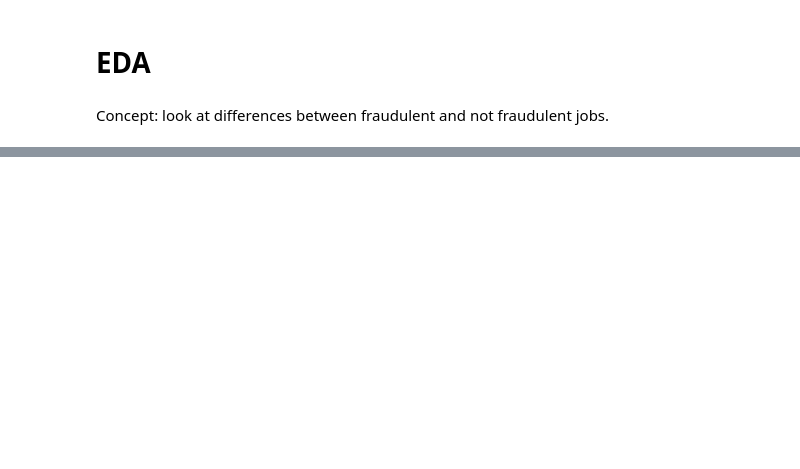
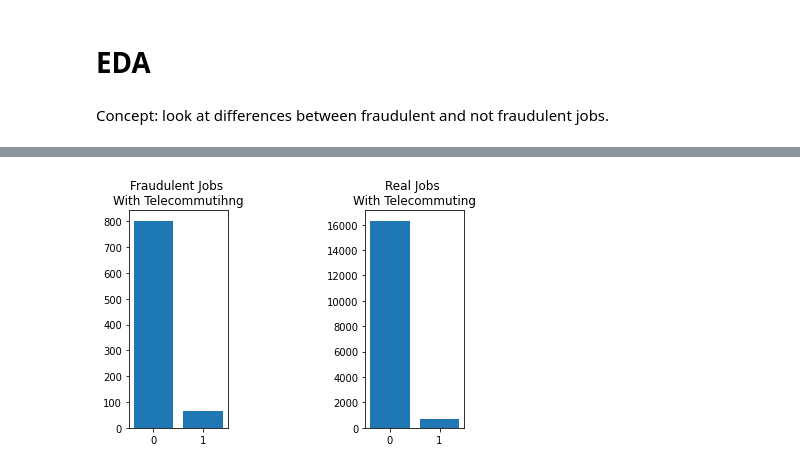
Before and after one commit to karriechou/hacktheglobe_2023, a Jupyter notebook: team17_fake_jobs_model.ipynb, the cells around one changed output, grey strips where cells are left out. Saved outputs shown, nothing was run; the diff lists cells and outputs as text; code cells hidden in the pictures; blank space fills up the shorter version.

```diff
--- a/team17_fake_jobs_model.ipynb
+++ b/team17_fake_jobs_model.ipynb
@@ -105,0 +137,14 @@ not_fraudulent_jobs = jobs[(jobs["fraudulent"] == 0)]
+# %%
+plt.subplot(1, 3, 1)
+plt.bar(x = fraudulent_jobs["telecommuting"].value_counts().index.tolist(), height = fraudulent_jobs["telecommuting"].value_counts())
+plt.xticks(np.arange(min(fraudulent_jobs["telecommuting"].value_counts().index.tolist()), max(fraudulent_jobs["telecommuting"].value_counts().index.tolist())+1, 1.0))
+plt.title("Fraudulent Jobs \nWith Telecommutihng")
+
+plt.subplot(1, 3, 3)
+fig2 = plt.bar(x = not_fraudulent_jobs["telecommuting"].value_counts().index.tolist(), height = not_fraudulent_jobs["telecommuting"].value_counts())
+plt.xticks(np.arange(min(not_fraudulent_jobs["telecommuting"].value_counts().index.tolist()), max(not_fraudulent_jobs["telecommuting"].value_counts().index.tolist())+1, 1.0))
+plt.title("Real Jobs \nWith Telecommuting")
+
+plt.show()
+# %% [output]
+[figure, added]
```
Also changed, not shown: parts of 10 cells of this notebook.
